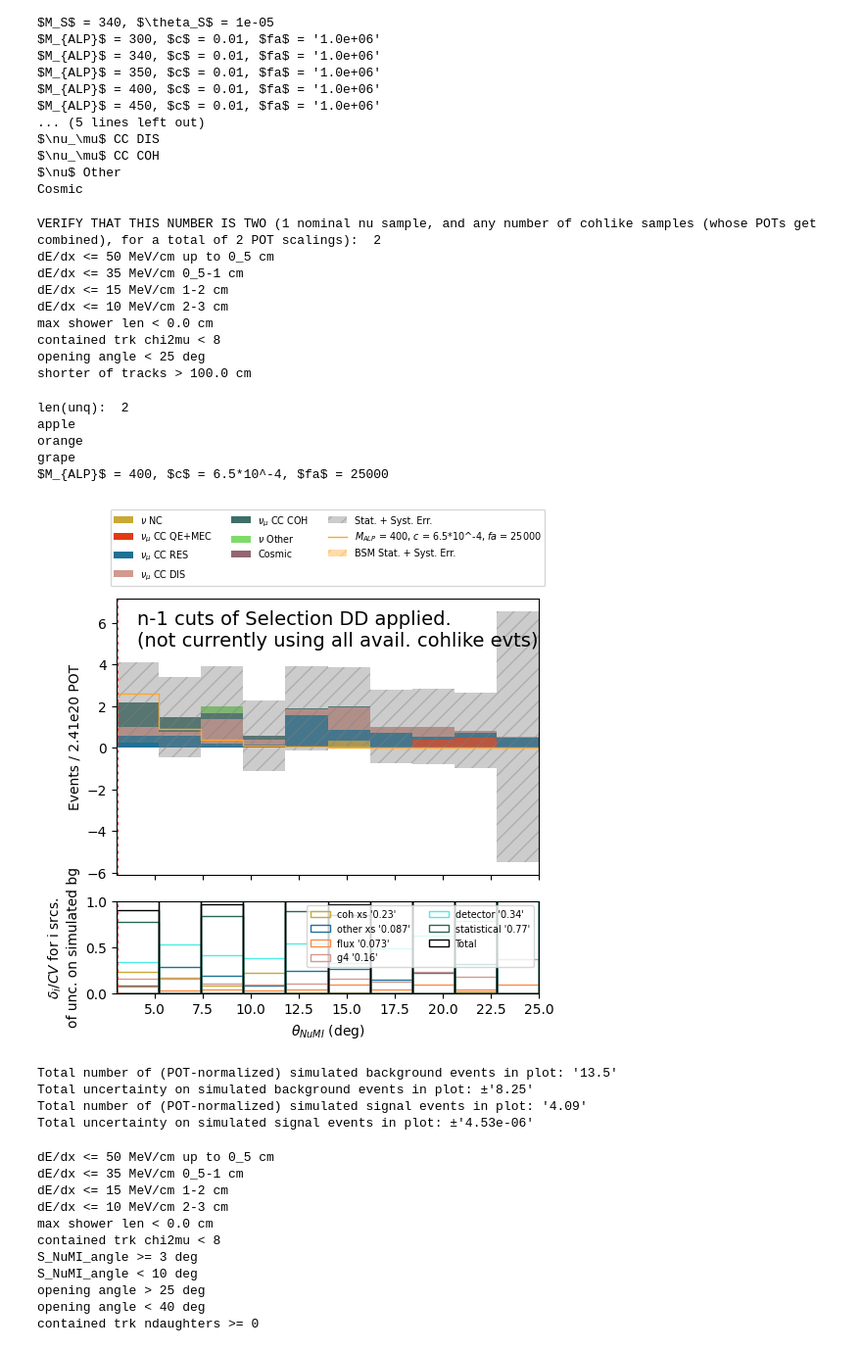
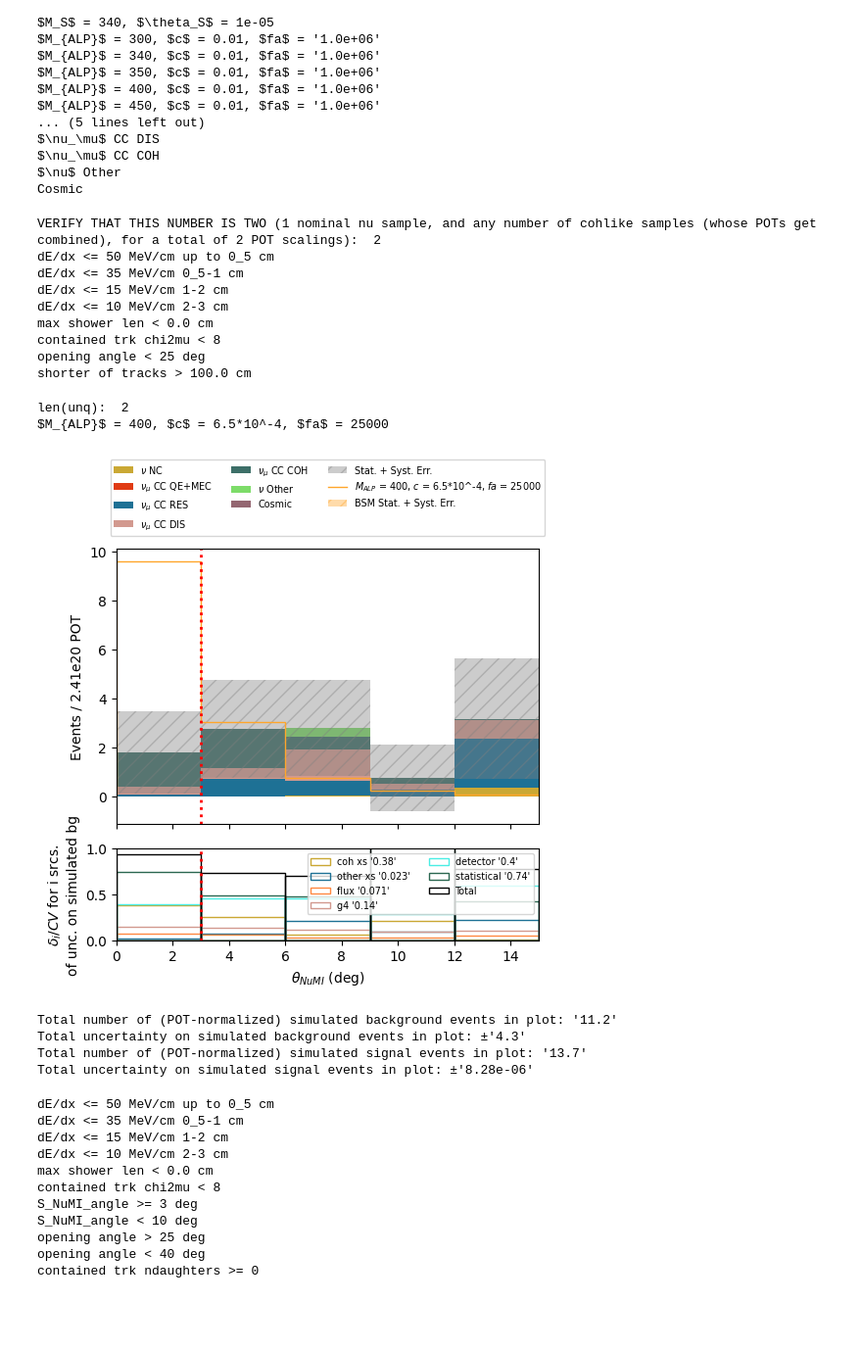
Before and after one commit to SBNSoftware/sbnana, a Jupyter notebook: sbnana/SBNAna/icarus-analysis-villiage/pyana/dimuon-tools/nb/unc_requestNearSB.ipynb, the cells around one changed output. Shown at 98% size. Saved outputs shown, nothing was run; the diff lists cells and outputs as text; code cells hidden in the pictures; blank space fills up the shorter version.

Commit message:
Some updated notebooks. In particular, unc_requestNearSB.ipynb which I'm using for near sideband request computations.

```diff
--- a/sbnana/SBNAna/icarus-analysis-villiage/pyana/dimuon-tools/nb/unc_requestNearSB.ipynb
+++ b/sbnana/SBNAna/icarus-analysis-villiage/pyana/dimuon-tools/nb/unc_requestNearSB.ipynb
@@ -3160,43 +3109,40 @@ Cosmic
 mccoh_syst_evtdfs = mccoh_detVar_evtdfs
 mccoh_dv_vars = [df.Snumi_angle_hybrid_rangeCorrectedMCS*180./math.pi for df in mccoh_detVar_evtdfs]
 
 x = makeplot(evtdf, evtdf.Snumi_angle_hybrid_rangeCorrectedMCS*180./math.pi,
              mccoh_syst_evtdfs, mccoh_dv_vars,
-             (3,25.), bins=10, vline=[3.],
+             (0,15.), bins=5, vline=[3.],
              xlabel = "$\\theta_{NuMI}$ (deg)", detailed_nu="int_type",
              ratio_bounds=[0.,2.], plotname='theta_NuMI',
-             textOnPlot = 'n-1 cuts of Selection DD applied. \n(not currently using all avail. cohlike evts)',
+             textOnPlot = '',#'n-1 cuts of Selection DD applied. \n(not currently using all avail. cohlike evts)',
              #textOnPlot = 'Selection J applied. \n(not currently using all avail. cohlike evts)',
              bsm_index=9,
              rwt_alp=True,
              fwt_bsm_to_high_prob_bench = False,
              bsm_detector_varis_vars=0,
              bsm_magnifier = 10000,
              evtSel_key='J',
              do_detector_variations=True,
              print_cuts = True #, do_subplot = False
 
         )
 # %% [output]
 VERIFY THAT THIS NUMBER IS TWO (1 nominal nu sample, and any number of cohlike samples (whose POTs get combined), for a total of 2 POT scalings):  2
 dE/dx <= 50 MeV/cm up to 0_5 cm
 dE/dx <= 35 MeV/cm 0_5-1 cm
 dE/dx <= 15 MeV/cm 1-2 cm
 dE/dx <= 10 MeV/cm 2-3 cm
 max shower len < 0.0 cm
 contained trk chi2mu < 8
 opening angle < 25 deg
 shorter of tracks > 100.0 cm
 len(unq):  2
-apple
-orange
-grape
 $M_{ALP}$ = 400, $c$ = 6.5*10^-4, $fa$ = 25000
-[figure, old version]
+[figure, new version]
-Total number of (POT-normalized) simulated background events in plot: '13.5'
-Total uncertainty on simulated background events in plot: ±'8.25'
-Total number of (POT-normalized) simulated signal events in plot: '4.09'
-Total uncertainty on simulated signal events in plot: ±'4.53e-06'
+Total number of (POT-normalized) simulated background events in plot: '11.2'
+Total uncertainty on simulated background events in plot: ±'4.3'
+Total number of (POT-normalized) simulated signal events in plot: '13.7'
+Total uncertainty on simulated signal events in plot: ±'8.28e-06'
 # %%
 %%time
 cut_list = evtSel_dict['B'][0]
```
Also changed, not shown: parts of 46 cells of this notebook, 3 other files.
